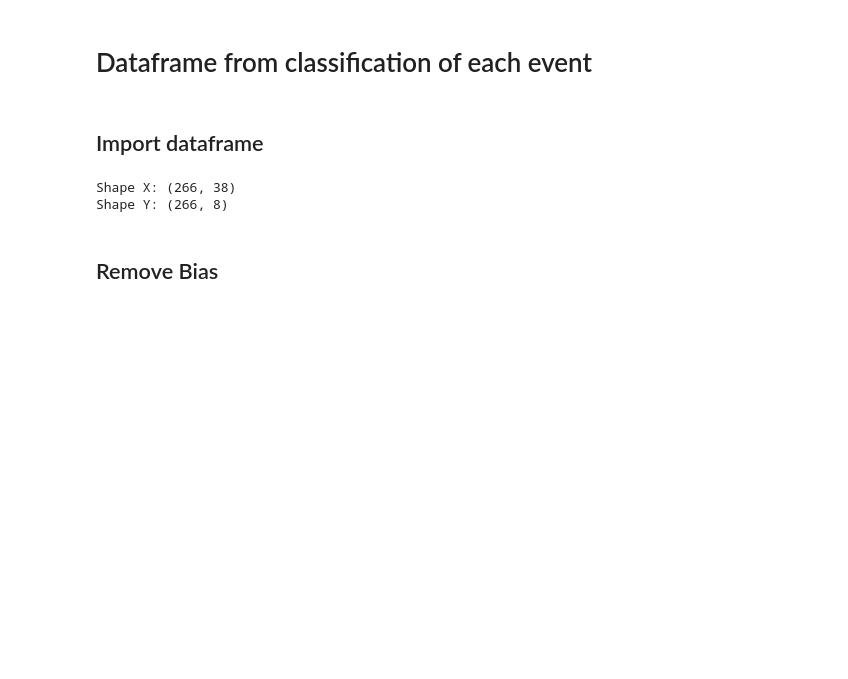
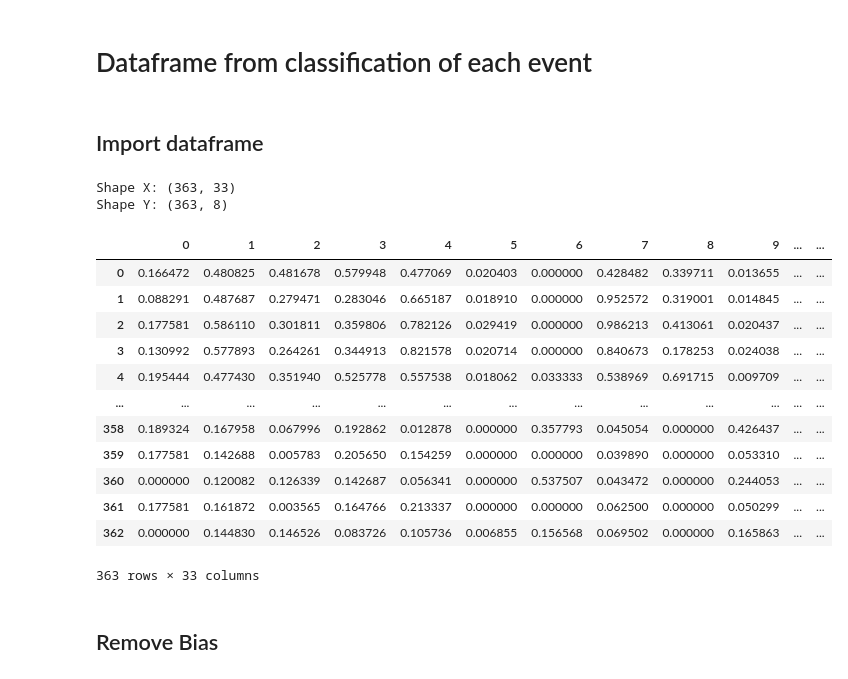
Before and after one commit to lucascbarbosa/CSBL, a Jupyter notebook: Ebola/Análise.ipynb, the cells around one changed output. Saved outputs shown, nothing was run; the diff lists cells and outputs as text; code cells hidden in the pictures; blank space fills up the shorter version.

```diff
--- a/Ebola/Análise.ipynb
+++ b/Ebola/Análise.ipynb
@@ -20,21 +20,36 @@ sns.set()
 # %%
 dados = pd.read_csv('Dados/dados tratados.csv')
 X = dados.iloc[:,:-8]
 # X=X.iloc[1:,:]
 colsx = X.columns
 Y = dados.iloc[:,-8:]
 # Y=Y.iloc[1:,:]
 
 tol = 0.005
 for col in X.columns:
     if X[col].var() < 0.02:
         X.drop([col],axis=1,inplace=True)
 
 print(f"Shape X: {X.shape}")
 print(f"Shape Y: {Y.shape}")
+
+X
 # %% [output]
-Shape X: (266, 38)
-Shape Y: (266, 8)
+Shape X: (363, 33)
+Shape Y: (363, 8)
+|  | 0 | 1 | 2 | 3 | 4 | 5 | 6 | 7 | 8 | 9 | ... | ... |
+| 0 | 0.166472 | 0.480825 | 0.481678 | 0.579948 | 0.477069 | 0.020403 | 0.000000 | 0.428482 | 0.339711 | 0.013655 | ... | ... |
+| 1 | 0.088291 | 0.487687 | 0.279471 | 0.283046 | 0.665187 | 0.018910 | 0.000000 | 0.952572 | 0.319001 | 0.014845 | ... | ... |
+| 2 | 0.177581 | 0.586110 | 0.301811 | 0.359806 | 0.782126 | 0.029419 | 0.000000 | 0.986213 | 0.413061 | 0.020437 | ... | ... |
+| 3 | 0.130992 | 0.577893 | 0.264261 | 0.344913 | 0.821578 | 0.020714 | 0.000000 | 0.840673 | 0.178253 | 0.024038 | ... | ... |
+| 4 | 0.195444 | 0.477430 | 0.351940 | 0.525778 | 0.557538 | 0.018062 | 0.033333 | 0.538969 | 0.691715 | 0.009709 | ... | ... |
+| ... | ... | ... | ... | ... | ... | ... | ... | ... | ... | ... | ... | ... |
+| 358 | 0.189324 | 0.167958 | 0.067996 | 0.192862 | 0.012878 | 0.000000 | 0.357793 | 0.045054 | 0.000000 | 0.426437 | ... | ... |
+| 359 | 0.177581 | 0.142688 | 0.005783 | 0.205650 | 0.154259 | 0.000000 | 0.000000 | 0.039890 | 0.000000 | 0.053310 | ... | ... |
+| 360 | 0.000000 | 0.120082 | 0.126339 | 0.142687 | 0.056341 | 0.000000 | 0.537507 | 0.043472 | 0.000000 | 0.244053 | ... | ... |
+| 361 | 0.177581 | 0.161872 | 0.003565 | 0.164766 | 0.213337 | 0.000000 | 0.000000 | 0.062500 | 0.000000 | 0.050299 | ... | ... |
+| 362 | 0.000000 | 0.144830 | 0.146526 | 0.083726 | 0.105736 | 0.006855 | 0.156568 | 0.069502 | 0.000000 | 0.165863 | ... | ... |
+363 rows × 33 columns
 # %% [markdown]
 ## Remove Bias
 # %%
```
Also changed, not shown: parts of 2 cells of this notebook, 13 other files.
